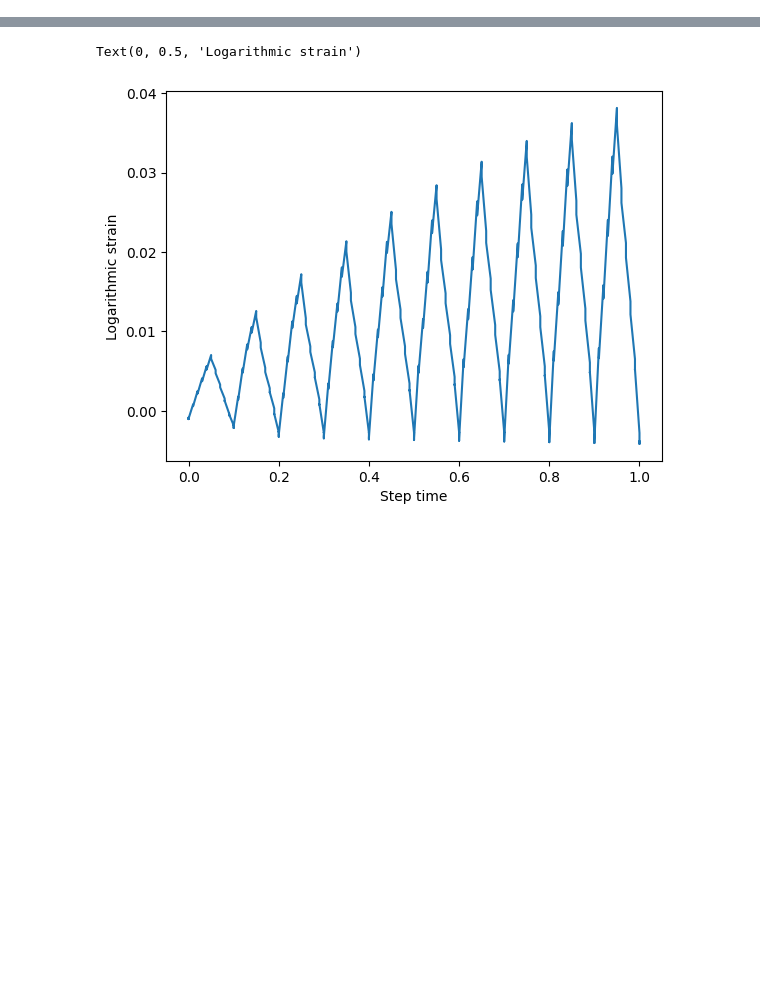
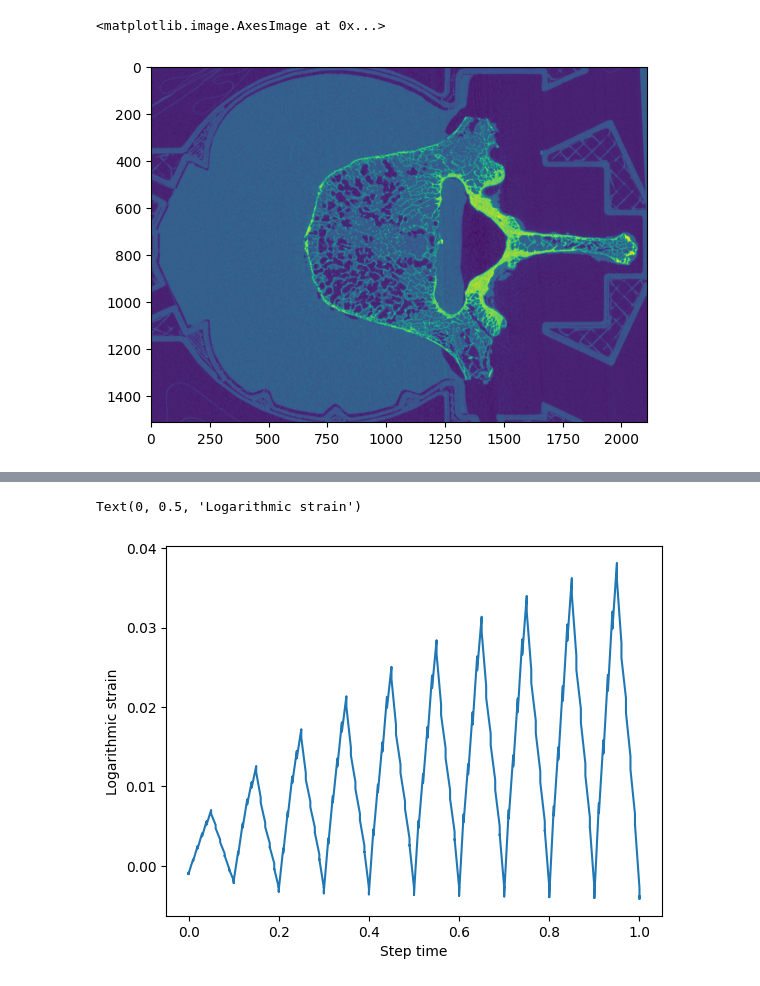
Before and after one commit to Florian-Kessler/04_Code, a Jupyter notebook: test_delete.ipynb, the cells around one changed output, grey strips where cells are left out. Saved outputs shown, nothing was run; the diff lists cells and outputs as text; code cells hidden in the pictures; blank space fills up the shorter version.

```diff
--- a/test_delete.ipynb
+++ b/test_delete.ipynb
@@ -3,0 +19,5 @@ import matplotlib.pyplot as plt
+# %%
+plt.imshow(imB[:, 450, :])
+# %% [output]
+<matplotlib.image.AxesImage at 0x...>
+[figure, added]
```
Also changed, not shown: parts of 9 cells of this notebook.
